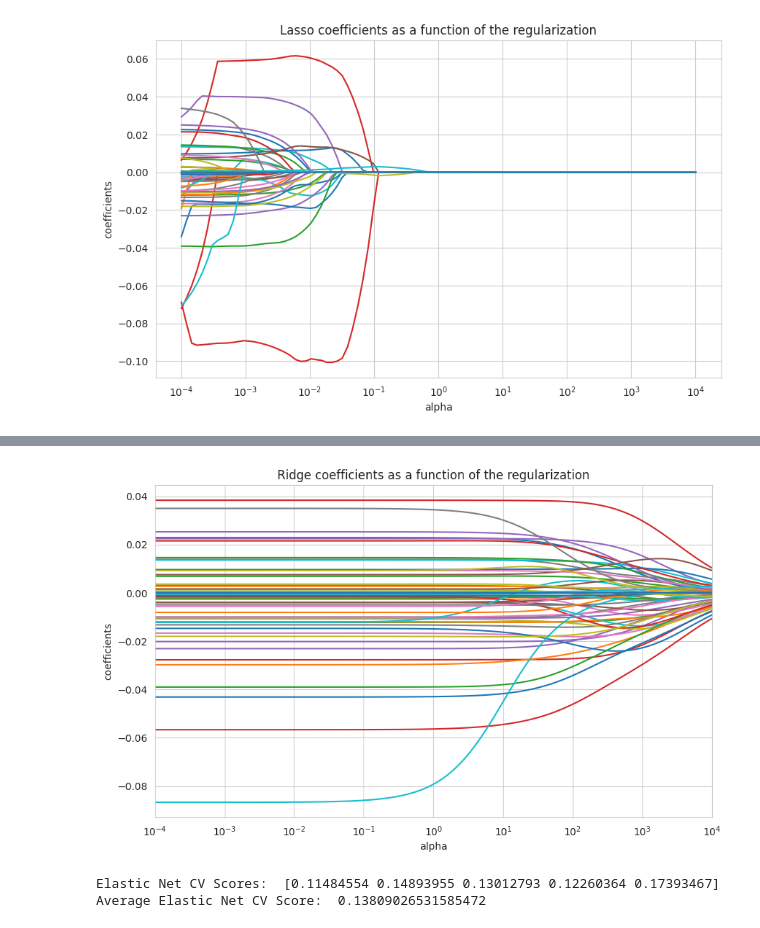
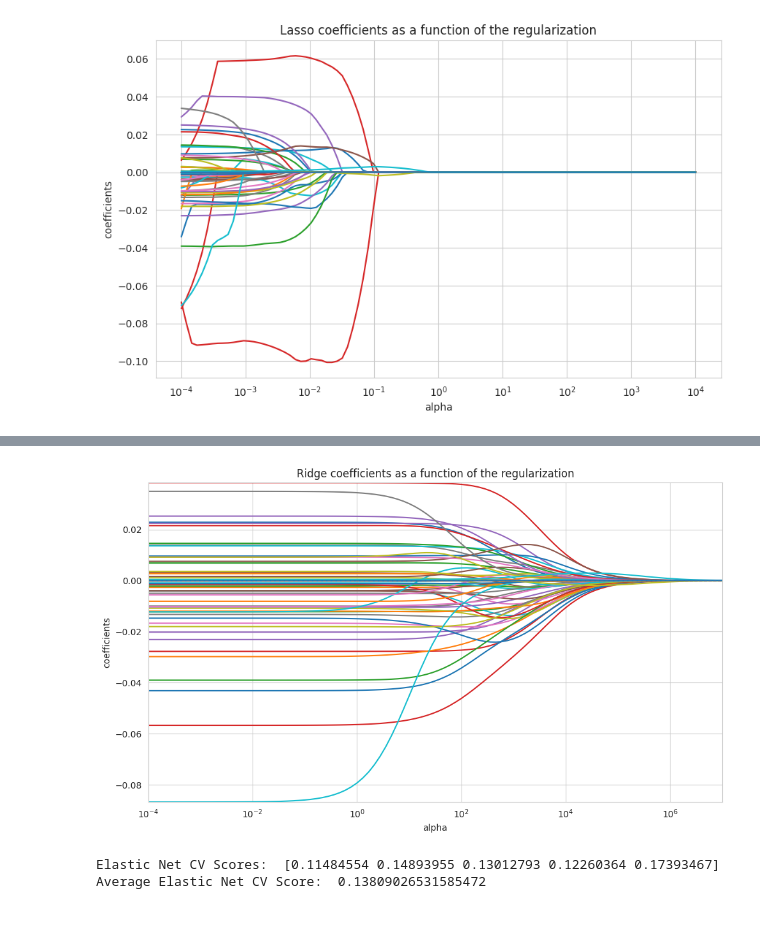
Before and after one commit to outerLeitmotiv/advanced-regression-techniques, a Jupyter notebook: data_science_project.ipynb, the cells around one changed output, grey strips where cells are left out. Saved outputs shown, nothing was run; the diff lists cells and outputs as text; code cells hidden in the pictures.

```diff
--- a/data_science_project.ipynb
+++ b/data_science_project.ipynb
@@ -243,0 +231,15 @@ Average CV Score:  0.17930760486775665
+# %%
+# Fit a simple linear regression model
+X = train['GrLivArea']
+y = train['SalePrice']
+X = sm.add_constant(X)
+model = sm.OLS(y, X).fit()
+
+# Plot residuals
+plt.figure(figsize=(10, 6))
+plt.scatter(model.fittedvalues, model.resid)
+plt.axhline(y=0, color='red', linestyle='--')
+plt.xlabel('Fitted values')
+plt.ylabel('Residuals')
+plt.title('Residuals vs Fitted values')
+plt.show()
@@ -411,13 +459,13 @@ ridge_params = {'alpha': [0.01, 0.1, 1.0, 10.0, 100.0, 200.0]}
 
 # Use GridSearchCV to find the best hyperparameters with cross-validation
 ridge_cv = GridSearchCV(ridge, ridge_params, cv=5, scoring='neg_mean_squared_error')
-ridge_cv.fit(X_preprocessed, y_transformed)
+ridge_cv.fit(X_preprocessed_df, y_transformed)
 
 # Get the best Ridge model
 best_ridge = ridge_cv.best_estimator_
 
 # Evaluate the best model using cross-validation
-cv_scores = cross_val_score(best_ridge, X_preprocessed, y_transformed, cv=5, scoring='neg_mean_squared_error')
+cv_scores = cross_val_score(best_ridge, X_preprocessed_df, y_transformed, cv=5, scoring='neg_mean_squared_error')
 rmse_cv_scores = np.sqrt(-cv_scores)
 
 # Print the cross-validation results
@@ -425,23 +473,33 @@ print("Ridge CV Scores: ", rmse_cv_scores)
 print("Average Ridge CV Score: ", np.mean(rmse_cv_scores))
 
 # Visualize coefficients as a function of regularization
-alphas = np.logspace(-4, 4, 100)
+alphas = np.logspace(-4, 7, 100)
 coefs = []
 
 for alpha in alphas:
     ridge.set_params(alpha=alpha)
-    ridge.fit(X_preprocessed, y_transformed)
+    ridge.fit(X_preprocessed_df, y_transformed)
     coefs.append(ridge.coef_)
+
+# Convert coefficients to a numpy array for easier manipulation
+coefs = np.array(coefs)
 
 # Plot the coefficients
 plt.figure(figsize=(10, 6))
-plt.plot(alphas, coefs)
+for coef in coefs.T:
+    plt.plot(alphas, coef)
 plt.xscale('log')
 plt.xlabel('alpha')
 plt.ylabel('coefficients')
 plt.title('Ridge coefficients as a function of the regularization')
-plt.axis('tight')
+plt.axhline(0, color='grey', linestyle='--', linewidth=1)
 plt.xlim([min(alphas), max(alphas)])
+
+# Automatically adjust y-axis limits based on coefficients
+min_coefs, max_coefs = coefs.min(), coefs.max()
+plt.ylim([min_coefs, max_coefs])
+
+plt.tight_layout()
 plt.show()
 # %% [output]
 Ridge CV Scores:  [0.11503262 0.14773295 0.13145053 0.12301295 0.16842786]
@@ -449,4 +507,4 @@ Average Ridge CV Score:  0.13713138263693098
-[figure, old version]
+[figure, new version]
 # %%
 # Define the Elastic Net model
 elastic_net = ElasticNet()
```
Also changed, not shown: parts of 40 cells of this notebook.
